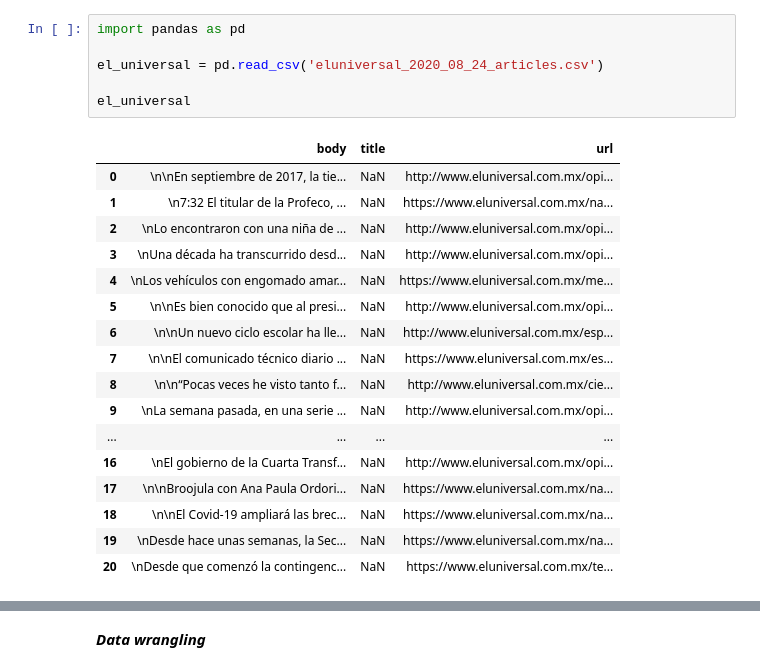
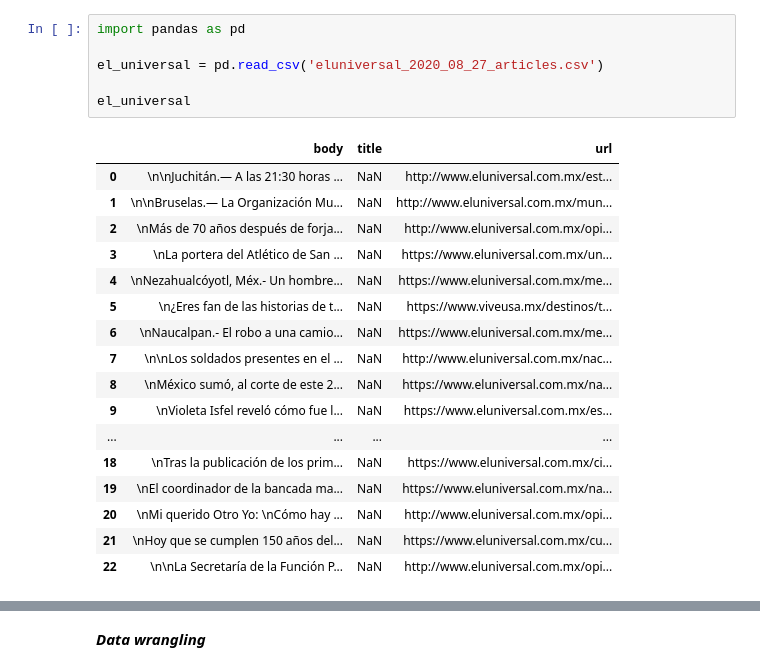
Before and after one commit to Tetfretguru/data_tools_1, a Jupyter notebook: news_scraper/My receipe test.ipynb, the cells around one changed output, grey strips where cells are left out. Drawn from its saved outputs; the diff is of its cells as text.

```diff
--- a/news_scraper/My receipe test.ipynb
+++ b/news_scraper/My receipe test.ipynb
@@ -1,25 +1,25 @@
 # %%
 import pandas as pd
 
-el_universal = pd.read_csv('eluniversal_2020_08_24_articles.csv')
+el_universal = pd.read_csv('eluniversal_2020_08_27_articles.csv')
 
 el_universal
 # %% [output]
 |  | body | title | url |
-| 0 | \n\nEn septiembre de 2017, la tie... | NaN | http://www.eluniversal.com.mx/opi... |
-| 1 | \n7:32 El titular de la Profeco, ... | NaN | https://www.eluniversal.com.mx/na... |
-| 2 | \nLo encontraron con una niña de ... | NaN | http://www.eluniversal.com.mx/opi... |
-| 3 | \nUna década ha transcurrido desd... | NaN | http://www.eluniversal.com.mx/opi... |
-| 4 | \nLos vehículos con engomado amar... | NaN | https://www.eluniversal.com.mx/me... |
-| 5 | \n\nEs bien conocido que al presi... | NaN | http://www.eluniversal.com.mx/opi... |
-| 6 | \n\nUn nuevo ciclo escolar ha lle... | NaN | http://www.eluniversal.com.mx/esp... |
-| 7 | \n\nEl comunicado técnico diario ... | NaN | https://www.eluniversal.com.mx/es... |
-| 8 | \n\n“Pocas veces he visto tanto f... | NaN | http://www.eluniversal.com.mx/cie... |
-| 9 | \nLa semana pasada, en una serie ... | NaN | http://www.eluniversal.com.mx/opi... |
+| 0 | \n\nJuchitán.— A las 21:30 horas ... | NaN | http://www.eluniversal.com.mx/est... |
+| 1 | \n\nBruselas.— La Organización Mu... | NaN | http://www.eluniversal.com.mx/mun... |
+| 2 | \nMás de 70 años después de forja... | NaN | http://www.eluniversal.com.mx/opi... |
+| 3 | \nLa portera del Atlético de San ... | NaN | https://www.eluniversal.com.mx/un... |
+| 4 | \nNezahualcóyotl, Méx.- Un hombre... | NaN | https://www.eluniversal.com.mx/me... |
+| 5 | \n¿Eres fan de las historias de t... | NaN | https://www.viveusa.mx/destinos/t... |
+| 6 | \nNaucalpan.- El robo a una camio... | NaN | https://www.eluniversal.com.mx/me... |
+| 7 | \n\nLos soldados presentes en el ... | NaN | http://www.eluniversal.com.mx/nac... |
+| 8 | \nMéxico sumó, al corte de este 2... | NaN | https://www.eluniversal.com.mx/na... |
+| 9 | \nVioleta Isfel reveló cómo fue l... | NaN | https://www.eluniversal.com.mx/es... |
 | ... | ... | ... | ... |
-| 16 | \nEl gobierno de la Cuarta Transf... | NaN | http://www.eluniversal.com.mx/opi... |
-| 17 | \n\nBroojula con Ana Paula Ordori... | NaN | https://www.eluniversal.com.mx/na... |
-| 18 | \n\nEl Covid-19 ampliará las brec... | NaN | https://www.eluniversal.com.mx/na... |
-| 19 | \nDesde hace unas semanas, la Sec... | NaN | https://www.eluniversal.com.mx/na... |
-| 20 | \nDesde que comenzó la contingenc... | NaN | https://www.eluniversal.com.mx/te... |
+| 18 | \nTras la publicación de los prim... | NaN | https://www.eluniversal.com.mx/ci... |
+| 19 | \nEl coordinador de la bancada ma... | NaN | https://www.eluniversal.com.mx/na... |
+| 20 | \nMi querido Otro Yo: \nCómo hay ... | NaN | http://www.eluniversal.com.mx/opi... |
+| 21 | \nHoy que se cumplen 150 años del... | NaN | https://www.eluniversal.com.mx/cu... |
+| 22 | \n\nLa Secretaría de la Función P... | NaN | http://www.eluniversal.com.mx/opi... |
 # %%
```
Also changed, not shown: parts of 14 cells of this notebook, 6 other files.
